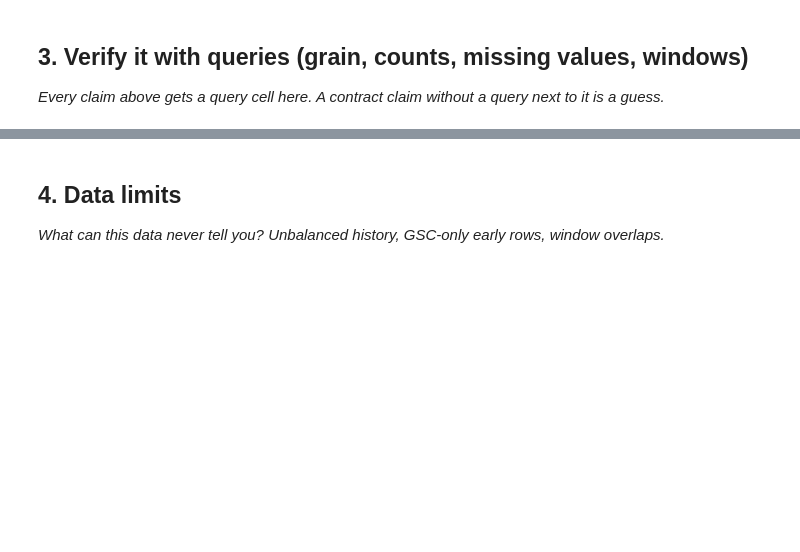
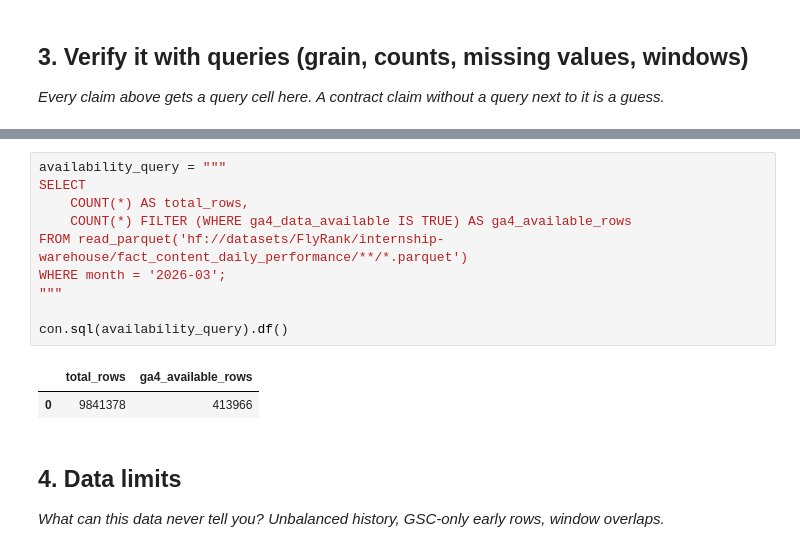
Before and after one commit to Avinish4945/flyRank, a Jupyter notebook: work/notebooks/w03_data_contract.ipynb, the cells around one changed output, grey strips where cells are left out. Saved outputs shown, nothing was run; the diff lists cells and outputs as text; blank space fills up the shorter version.

```diff
--- a/work/notebooks/w03_data_contract.ipynb
+++ b/work/notebooks/w03_data_contract.ipynb
@@ -30,3 +152,16 @@ This skeleton is yours to fill. Work the sections **in order** — each one has
+# %%
+availability_query = """
+SELECT
+    COUNT(*) AS total_rows,
+    COUNT(*) FILTER (WHERE ga4_data_available IS TRUE) AS ga4_available_rows
+FROM read_parquet('hf://datasets/FlyRank/internship-warehouse/fact_content_daily_performance/**/*.parquet')
+WHERE month = '2026-03';
+"""
+
+con.sql(availability_query).df()
+# %% [output]
+|  | total_rows | ga4_available_rows |
+| 0 | 9841378 | 413966 |
 # %% [markdown]
 ## 4. Data limits
 
```
Also changed, not shown: parts of 12 cells of this notebook.
